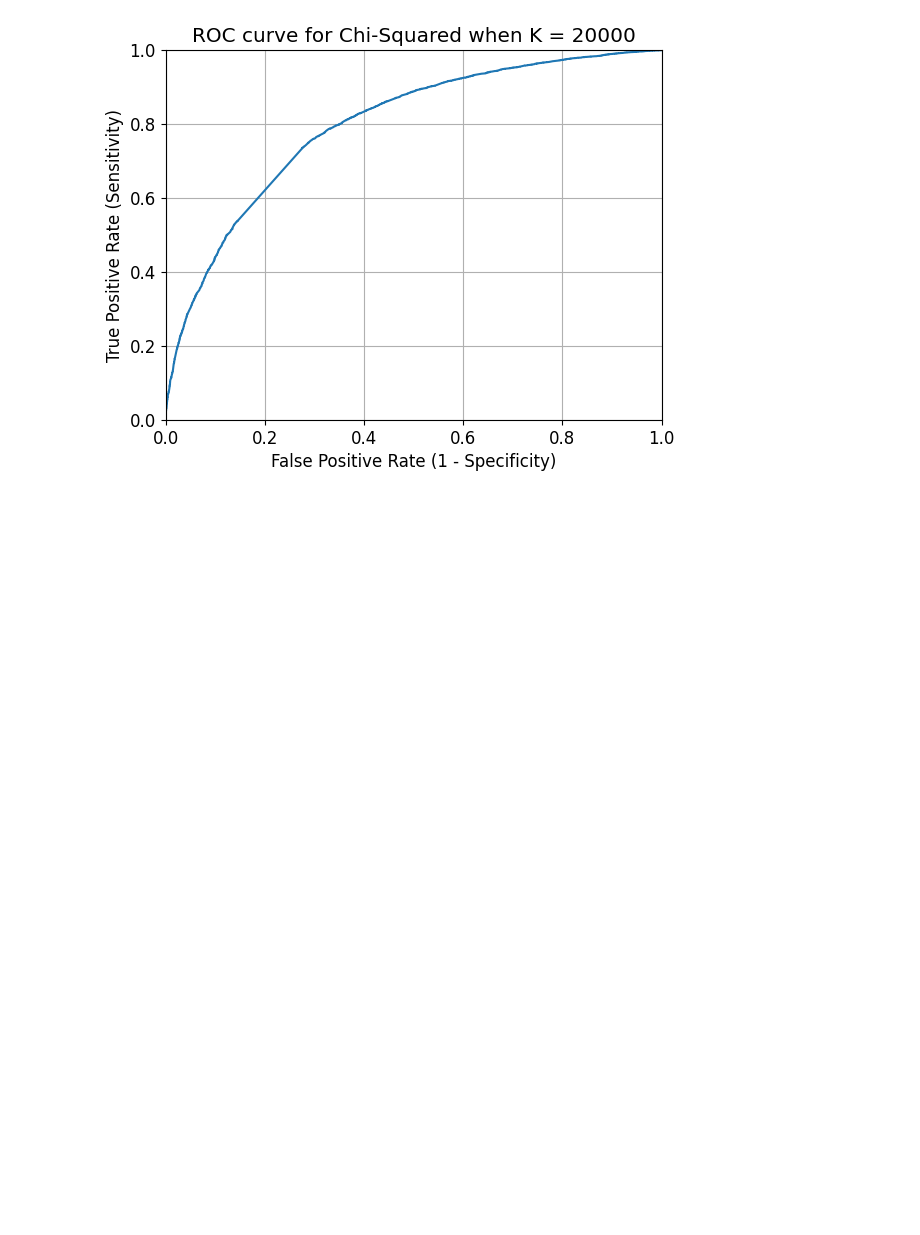
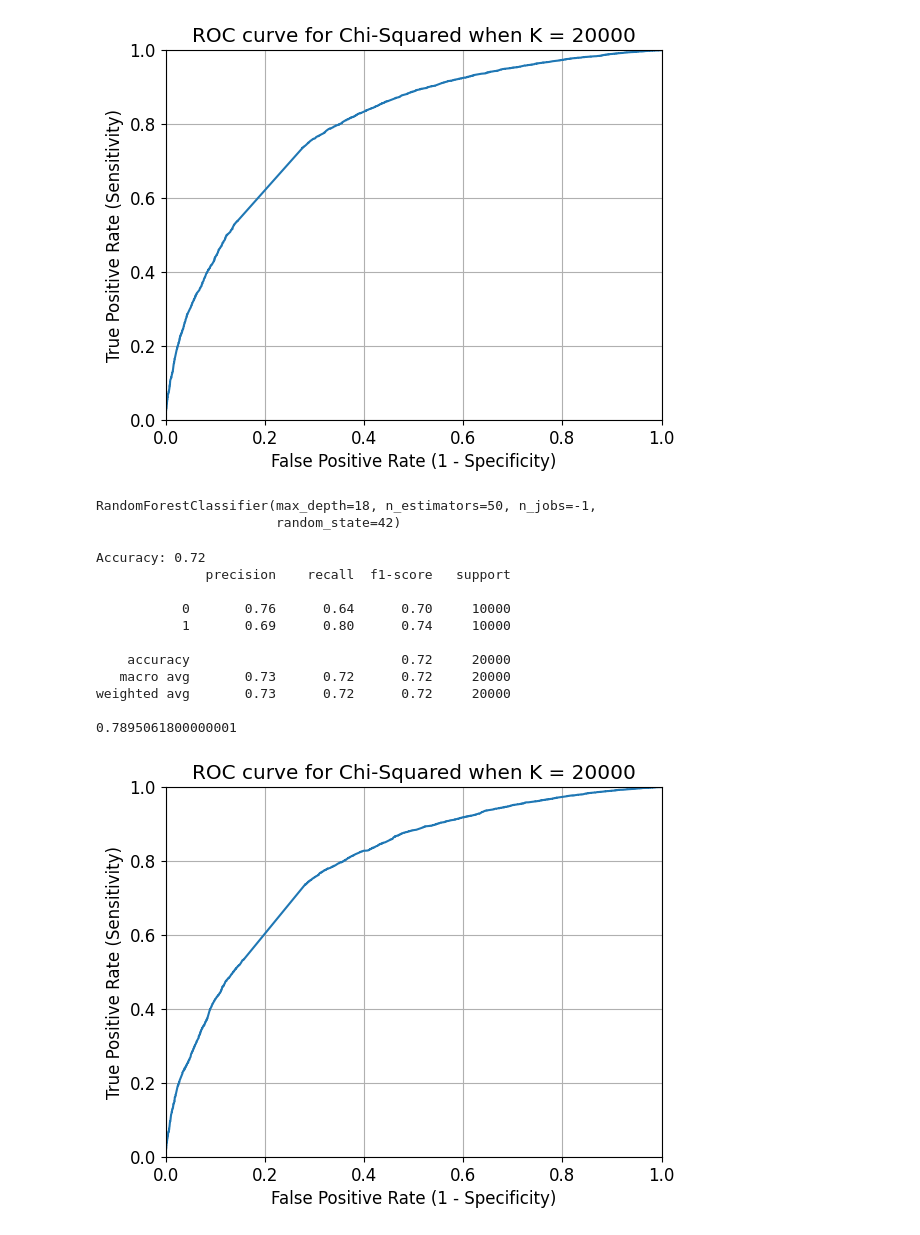
Before and after one commit to henry167b/IT1244-Project, a Jupyter notebook: Models/randomforest_chisquare copy.ipynb, the cells around one changed output. Saved outputs shown, nothing was run; the diff lists cells and outputs as text; code cells hidden in the pictures; blank space fills up the shorter version.

```diff
--- a/Models/randomforest_chisquare copy.ipynb
+++ b/Models/randomforest_chisquare copy.ipynb
@@ -243,3 +243,49 @@ weighted avg       0.73      0.72      0.72     20000
 
 0.7965551399999999
 [figure]
+# %%
+test = SelectKBest(score_func=chi2, k=30000)
+
+X_train_new = test.fit_transform(one_hot_encoded, y_train)
+clf5 = RandomForestClassifier(n_estimators=50, max_depth=18, random_state=42, n_jobs = -1)
+clf5.fit(X_train_new, y_train)
+# %% [output]
+RandomForestClassifier(max_depth=18, n_estimators=50, n_jobs=-1,
+                       random_state=42)
+# %%
+sen = [' '.join(words) for words in X_test]
+X_test_new = vectorizer.transform(sen)
+X_test_new = test.transform(X_test_new)
+y_pred = clf5.predict(X_test_new)
+accuracy = accuracy_score(y_test, y_pred)
+print(f'Accuracy: {accuracy:.2f}')
+
+# You can also print a classification report for more details
+print(classification_report(y_test, y_pred))
+y_pred_prob = clf5.predict_proba(X_test_new)[:, 1]
+
+fpr, tpr, thresholds = roc_curve(y_test, y_pred_prob)
+
+plt.plot(fpr, tpr)
+plt.xlim([0.0, 1.0])
+plt.ylim([0.0, 1.0])
+plt.rcParams['font.size'] = 12
+plt.title('ROC curve for Chi-Squared when K = 20000')
+plt.xlabel('False Positive Rate (1 - Specificity)')
+plt.ylabel('True Positive Rate (Sensitivity)')
+plt.grid(True)
+
+print(roc_auc_score(y_test, y_pred_prob))
+# %% [output]
+Accuracy: 0.72
+              precision    recall  f1-score   support
+
+           0       0.76      0.64      0.70     10000
+           1       0.69      0.80      0.74     10000
+
+    accuracy                           0.72     20000
+   macro avg       0.73      0.72      0.72     20000
+weighted avg       0.73      0.72      0.72     20000
+
+0.7895061800000001
+[figure, added]
```
Also changed, not shown: 2 other files.
